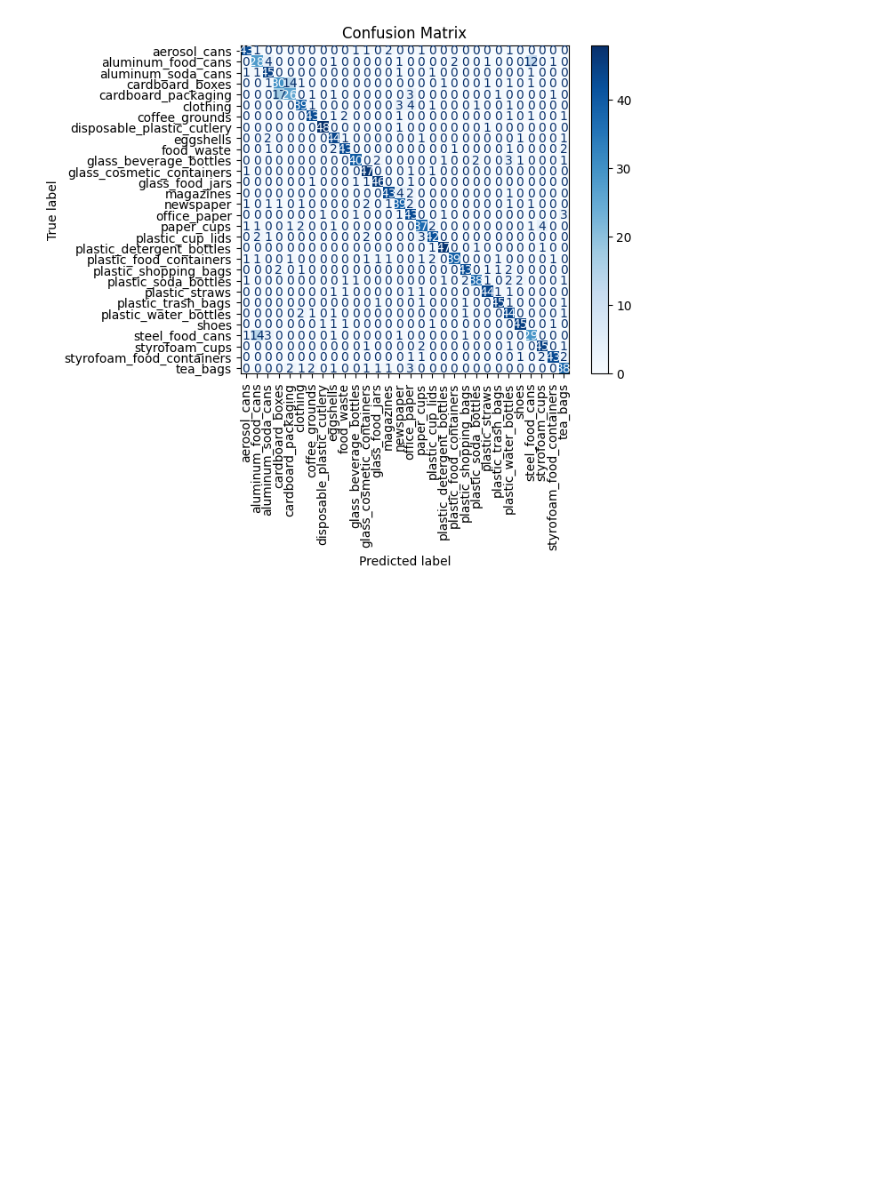
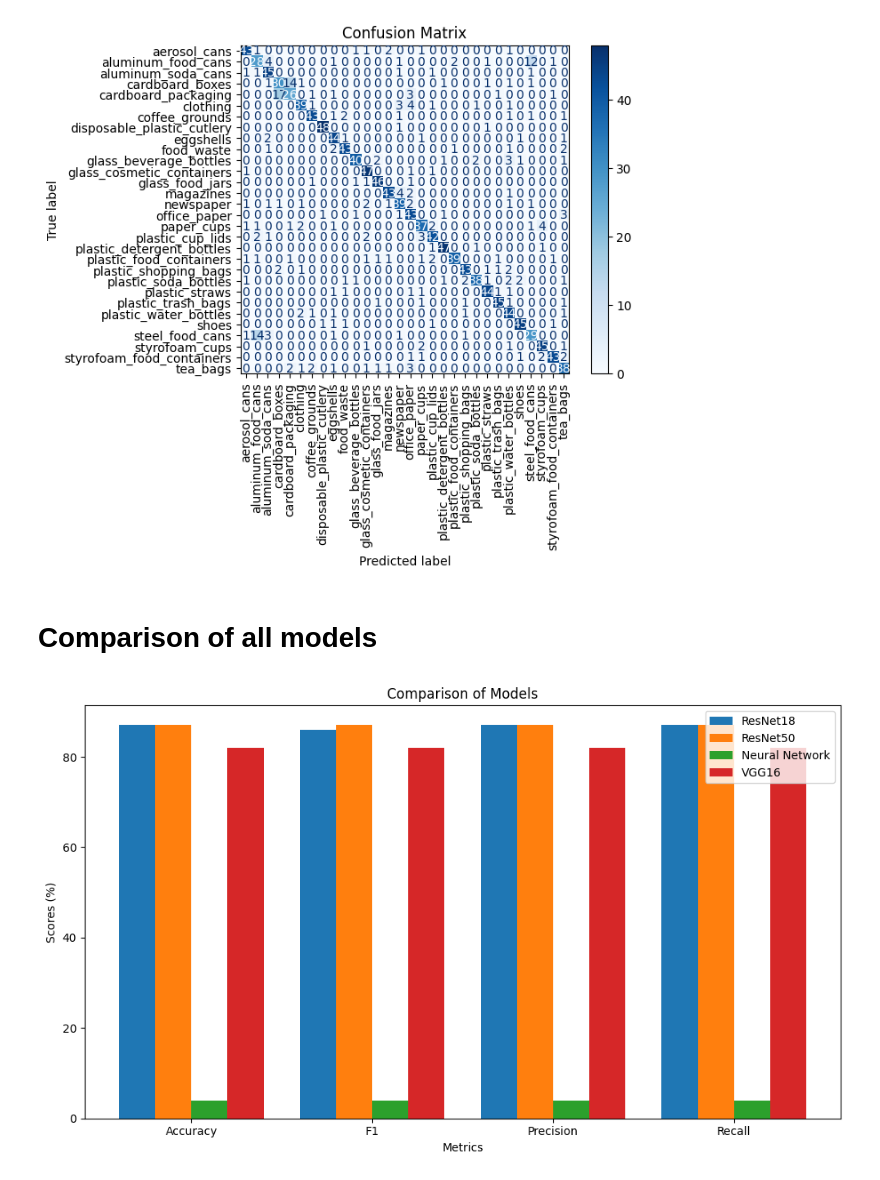
Before and after one commit to MahaJayapal/usd-computer-vision, a Jupyter notebook: models/VGG16_model.ipynb, the cells around one changed output. Drawn from its saved outputs; the diff is of its cells as text; code cells hidden in the pictures; blank space fills up the shorter version.

Commit message:
Included comparison of 4 models

```diff
--- a/models/VGG16_model.ipynb
+++ b/models/VGG16_model.ipynb
@@ -572,3 +572,40 @@ Classification Report:
                  macro avg       0.82      0.82      0.82      1500
               weighted avg       0.82      0.82      0.82      1500
 [figure]
+# %% [markdown]
+# Comparison of all models
+# %%
+# Data for the models
+models = ["ResNet18", "ResNet50", "Neural Network", "VGG16"]
+metrics = ["Accuracy", "F1", "Precision", "Recall"]
+scores = [
+    [87, 86, 87, 87],  # ResNet18
+    [87, 87, 87, 87],  # ResNet50
+    [4, 4, 4, 4],      # Neural Network
+    [82, 82, 82, 82],  # VGG16
+]
+
+# Bar graph parameters
+x = np.arange(len(metrics))  # Positions for the metrics
+width = 0.2  # Width of each bar
+
+# Create the plot
+fig, ax = plt.subplots(figsize=(10, 6))
+
+# Add bars for each model
+for i, model_scores in enumerate(scores):
+    ax.bar(x + i * width, model_scores, width, label=models[i])
+
+# Add labels, title, and legend
+ax.set_xlabel("Metrics")
+ax.set_ylabel("Scores (%)")
+ax.set_title("Comparison of Models")
+ax.set_xticks(x + width * (len(models) - 1) / 2)
+ax.set_xticklabels(metrics)
+ax.legend()
+
+# Show the plot
+plt.tight_layout()
+plt.show()
+# %% [output]
+[figure, added]
```
